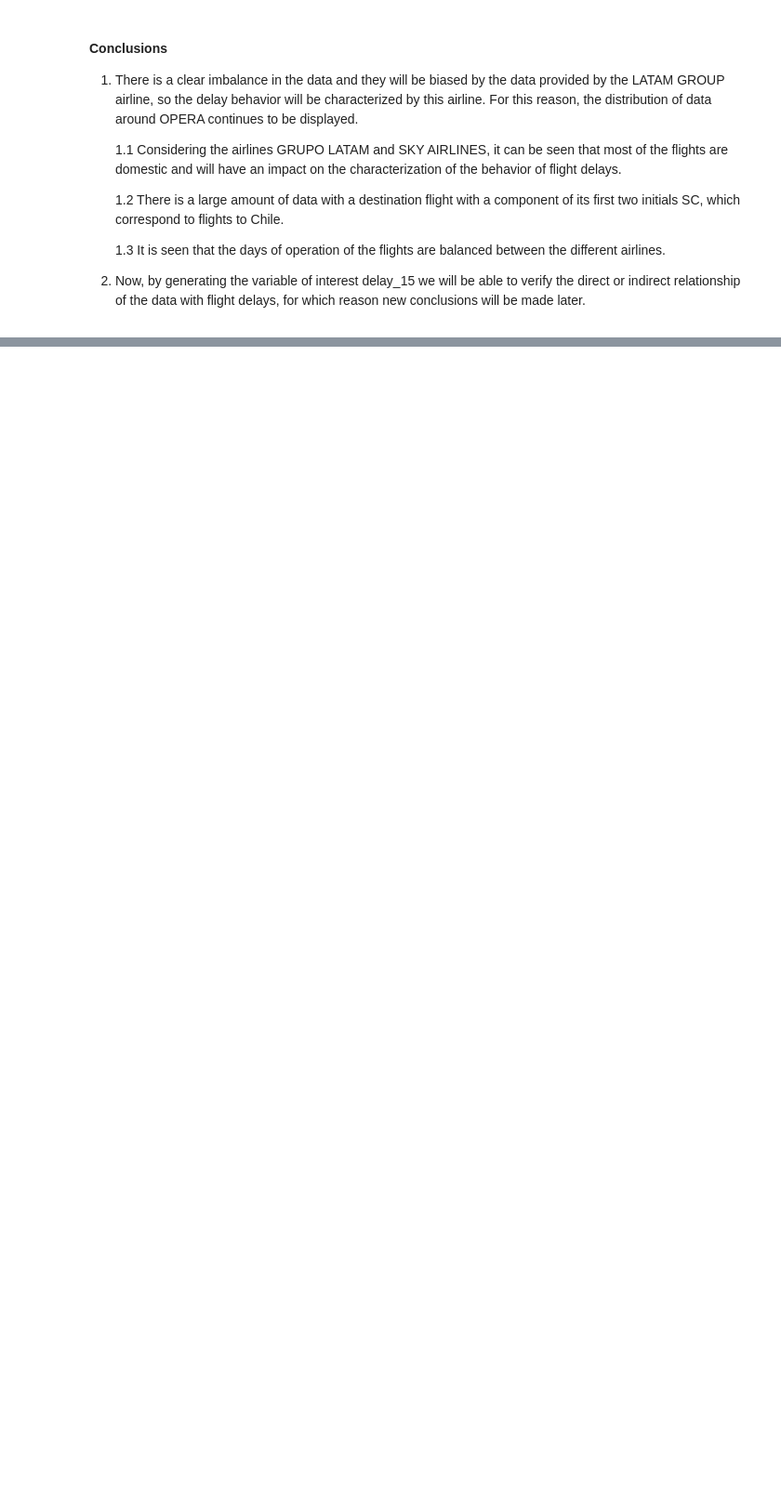
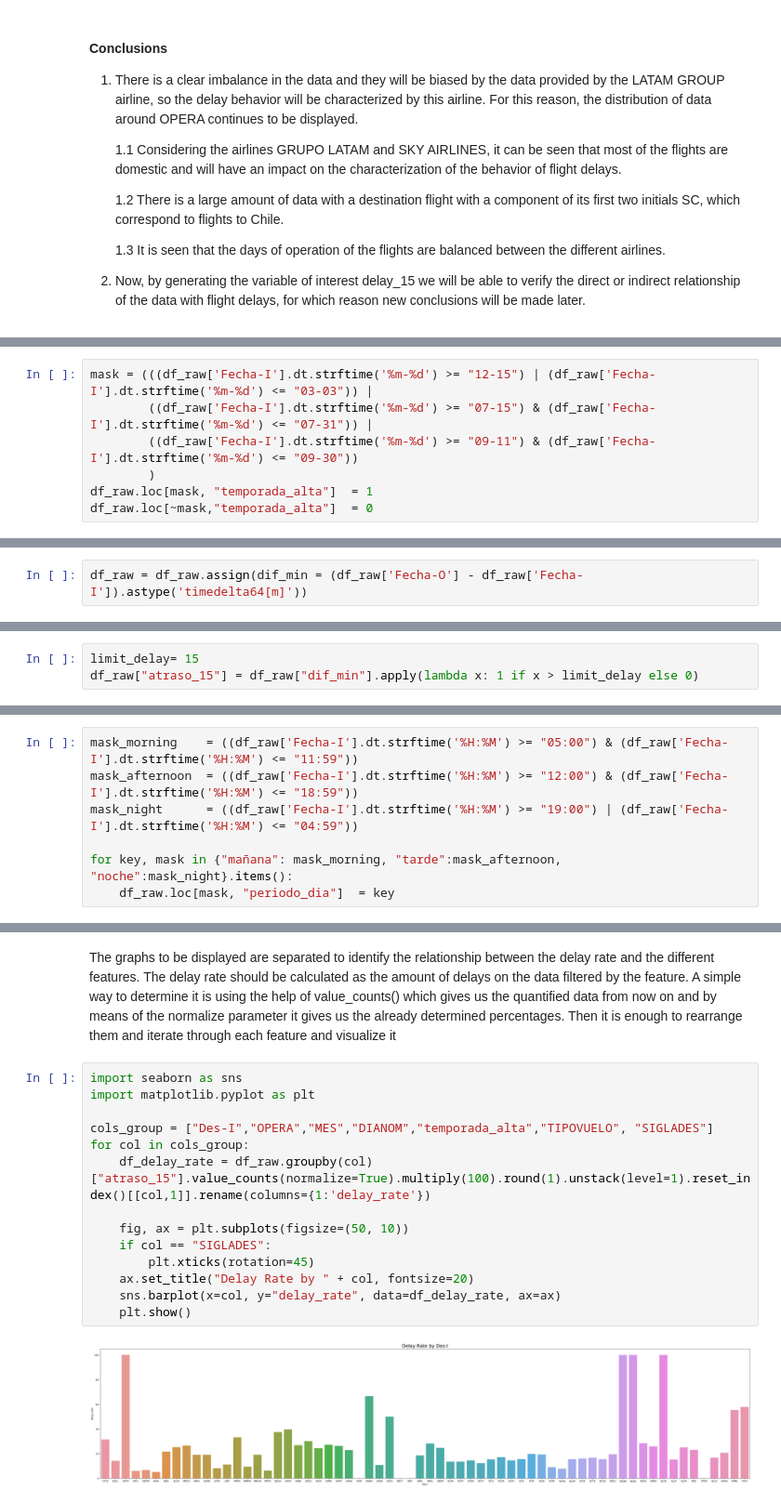
Before and after one commit to alejandroesteban/prediction_probability_flight_delays, a Jupyter notebook: solution.ipynb, the cells around one changed output, grey strips where cells are left out. Shown at 93% size. Cells and saved outputs as stored; diff of their text form; blank space fills up the shorter version.

Commit message:
Add generation of new features and visualizations

```diff
--- a/solution.ipynb
+++ b/solution.ipynb
@@ -87,0 +231,7 @@ For this reason, the distribution of data around OPERA continues to be displayed
+# %%
+mask = (((df_raw['Fecha-I'].dt.strftime('%m-%d') >= "12-15") | (df_raw['Fecha-I'].dt.strftime('%m-%d') <= "03-03")) |
+        ((df_raw['Fecha-I'].dt.strftime('%m-%d') >= "07-15") & (df_raw['Fecha-I'].dt.strftime('%m-%d') <= "07-31")) |
+        ((df_raw['Fecha-I'].dt.strftime('%m-%d') >= "09-11") & (df_raw['Fecha-I'].dt.strftime('%m-%d') <= "09-30"))
+        )
+df_raw.loc[mask, "temporada_alta"]  = 1
+df_raw.loc[~mask,"temporada_alta"]  = 0
@@ -87,0 +246,2 @@ For this reason, the distribution of data around OPERA continues to be displayed
+# %%
+df_raw = df_raw.assign(dif_min = (df_raw['Fecha-O'] - df_raw['Fecha-I']).astype('timedelta64[m]'))
@@ -87,0 +265,3 @@ For this reason, the distribution of data around OPERA continues to be displayed
+# %%
+limit_delay= 15
+df_raw["atraso_15"] = df_raw["dif_min"].apply(lambda x: 1 if x > limit_delay else 0)
@@ -87,0 +282,7 @@ For this reason, the distribution of data around OPERA continues to be displayed
+# %%
+mask_morning    = ((df_raw['Fecha-I'].dt.strftime('%H:%M') >= "05:00") & (df_raw['Fecha-I'].dt.strftime('%H:%M') <= "11:59"))
+mask_afternoon  = ((df_raw['Fecha-I'].dt.strftime('%H:%M') >= "12:00") & (df_raw['Fecha-I'].dt.strftime('%H:%M') <= "18:59"))
+mask_night      = ((df_raw['Fecha-I'].dt.strftime('%H:%M') >= "19:00") | (df_raw['Fecha-I'].dt.strftime('%H:%M') <= "04:59"))
+
+for key, mask in {"mañana": mask_morning, "tarde":mask_afternoon, "noche":mask_night}.items():
+    df_raw.loc[mask, "periodo_dia"]  = key
@@ -87,0 +308,19 @@ For this reason, the distribution of data around OPERA continues to be displayed
+# %% [markdown]
+The graphs to be displayed are separated to identify the relationship between the delay rate and the different features.
+The delay rate should be calculated as the amount of delays on the data filtered by the feature. A simple way to determine it is using the help of value_counts() which gives us the quantified data from now on and by means of the normalize parameter it gives us the already determined percentages. Then it is enough to rearrange them and iterate through each feature and visualize it
+# %%
+import seaborn as sns
+import matplotlib.pyplot as plt
+
+cols_group = ["Des-I","OPERA","MES","DIANOM","temporada_alta","TIPOVUELO", "SIGLADES"]
+for col in cols_group:
+    df_delay_rate = df_raw.groupby(col)["atraso_15"].value_counts(normalize=True).multiply(100).round(1).unstack(level=1).reset_index()[[col,1]].rename(columns={1:'delay_rate'})
+
+    fig, ax = plt.subplots(figsize=(50, 10))
+    if col == "SIGLADES":
+        plt.xticks(rotation=45)
+    ax.set_title("Delay Rate by " + col, fontsize=20)
+    sns.barplot(x=col, y="delay_rate", data=df_delay_rate, ax=ax)
+    plt.show()
+# %% [output]
+[figure, added]
```
Also changed, not shown: parts of 42 cells of this notebook, 1 other file.
